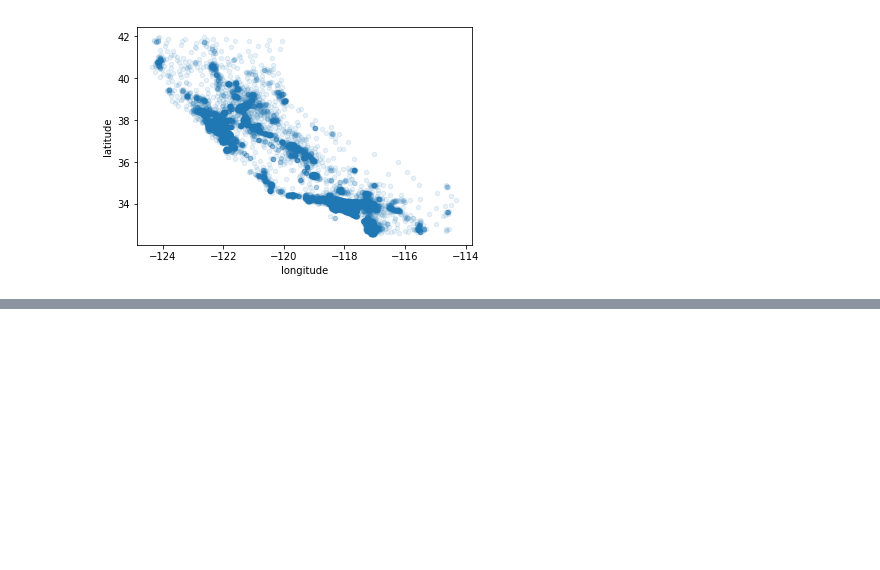
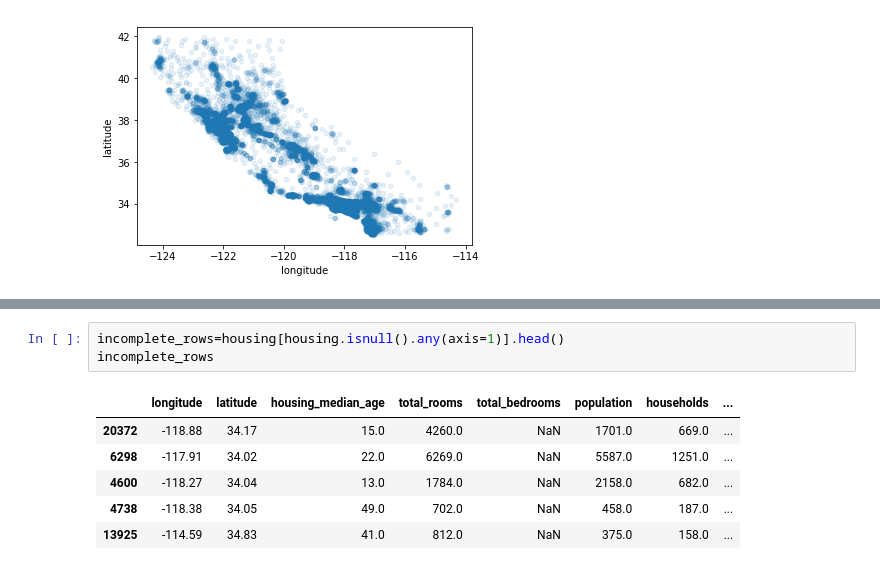
Before and after one commit to Byte7/House-Price-Prediction, a Jupyter notebook: House+Pred.ipynb, the cells around one changed output, grey strips where cells are left out. Saved outputs shown, nothing was run; the diff lists cells and outputs as text; blank space fills up the shorter version.

```diff
--- a/House+Pred.ipynb
+++ b/House+Pred.ipynb
@@ -91,0 +115,10 @@ housing.plot(kind="scatter",x="longitude", y="latitude",alpha=0.1)
+# %%
+incomplete_rows=housing[housing.isnull().any(axis=1)].head()
+incomplete_rows
+# %% [output]
+|  | longitude | latitude | housing_median_age | total_rooms | total_bedrooms | population | households | ... |
+| 20372 | -118.88 | 34.17 | 15.0 | 4260.0 | NaN | 1701.0 | 669.0 | ... |
+| 6298 | -117.91 | 34.02 | 22.0 | 6269.0 | NaN | 5587.0 | 1251.0 | ... |
+| 4600 | -118.27 | 34.04 | 13.0 | 1784.0 | NaN | 2158.0 | 682.0 | ... |
+| 4738 | -118.38 | 34.05 | 49.0 | 702.0 | NaN | 458.0 | 187.0 | ... |
+| 13925 | -114.59 | 34.83 | 41.0 | 812.0 | NaN | 375.0 | 158.0 | ... |
```
Also changed, not shown: parts of 13 cells of this notebook.
